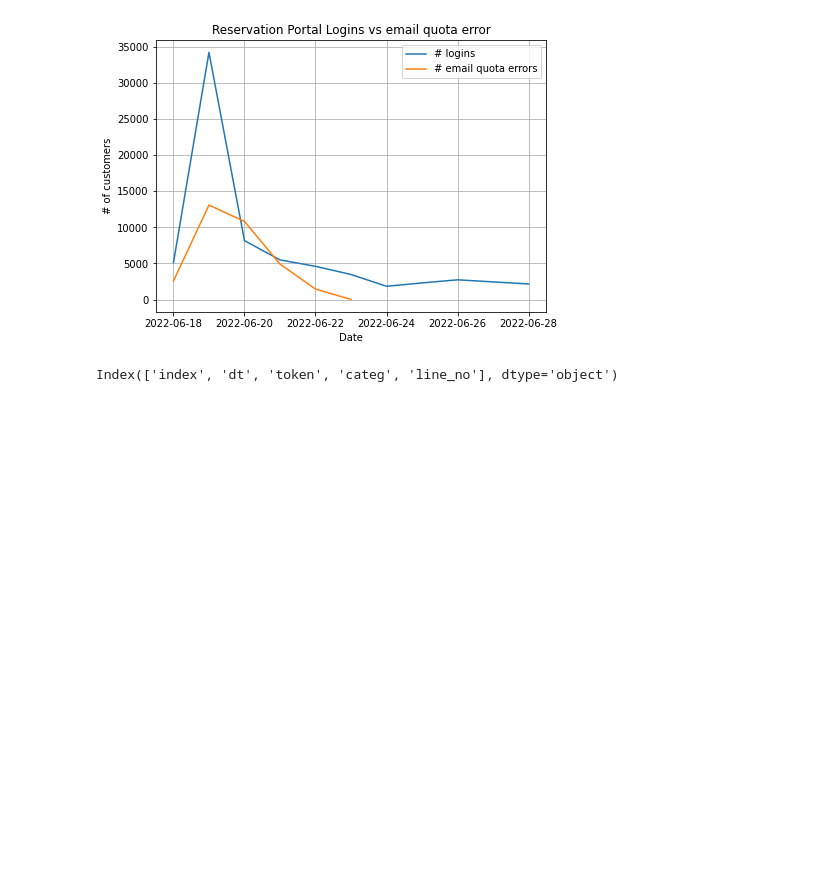
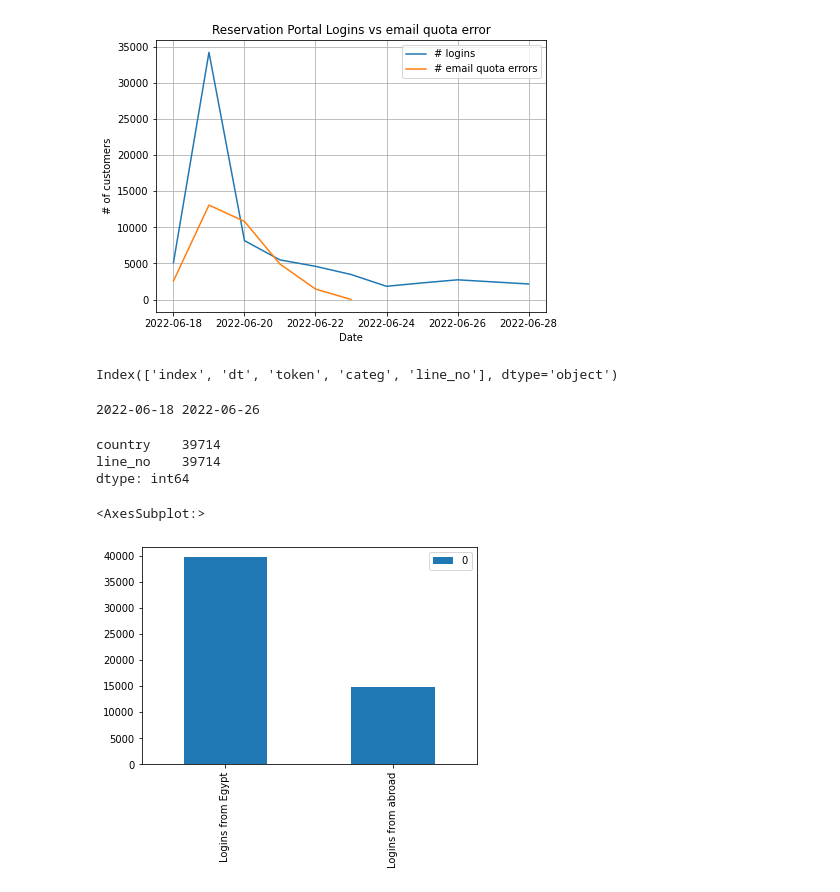
Before and after one commit to yjad/portal_logs, a Jupyter notebook: test.ipynb, the cells around one changed output. Saved outputs shown, nothing was run; the diff lists cells and outputs as text; code cells hidden in the pictures; blank space fills up the shorter version.

```diff
--- a/test.ipynb
+++ b/test.ipynb
@@ -55,3 +55,6 @@ stats_all[stats_all.token == 'Login Success'].plot(x='dt', y='line_no')
 stats_all[stats_all.token == 'MailSendException'].plot(x='dt', y='line_no')
 # stats.plot(x='dt', y='line_no')
 # stats
+# %%
+fn = r"C:\Yahia\Python\portal_logs\out\log data\2022-06-30_Reservation-Server-Log.csv"
+df = pd.read_csv(fn, low_memory=False)
@@ -57,0 +65,5 @@ stats_all[stats_all.token == 'MailSendException'].plot(x='dt', y='line_no')
+# %%
+dts = df.dt.unique()
+print (dts[0], dts[-1])
+# %% [output]
+2022-06-18 2022-06-26
@@ -57,0 +74,16 @@ stats_all[stats_all.token == 'MailSendException'].plot(x='dt', y='line_no')
+# %%
+# df.loc[df.token.isin(['Logins']) & df.country == 'EG' ,['country', 'line_no']]#.count()
+df.loc[df.token.isin(['Logins']) & df.country.isin(['EG']) ,['country', 'line_no']].count()
+# %% [output]
+country    39714
+line_no    39714
+dtype: int64
+# %%
+x_eg = df.loc[df.token.isin(['Logins']) & df.country.isin(['EG']) ,['country', 'line_no']].count()
+x_out = df.loc[df.token.isin(['Logins']) & ~df.country.isin(['EG']) ,['country', 'line_no']].dropna().count()
+
+lpd = pd.DataFrame([x_eg[0], x_out[0]], index=['Logins from Egypt', 'Logins from abroad'])
+lpd.plot(kind='bar')
+# %% [output]
+<AxesSubplot:>
+[figure, added]
```
Also changed, not shown: parts of 7 cells of this notebook, 5 other files.
